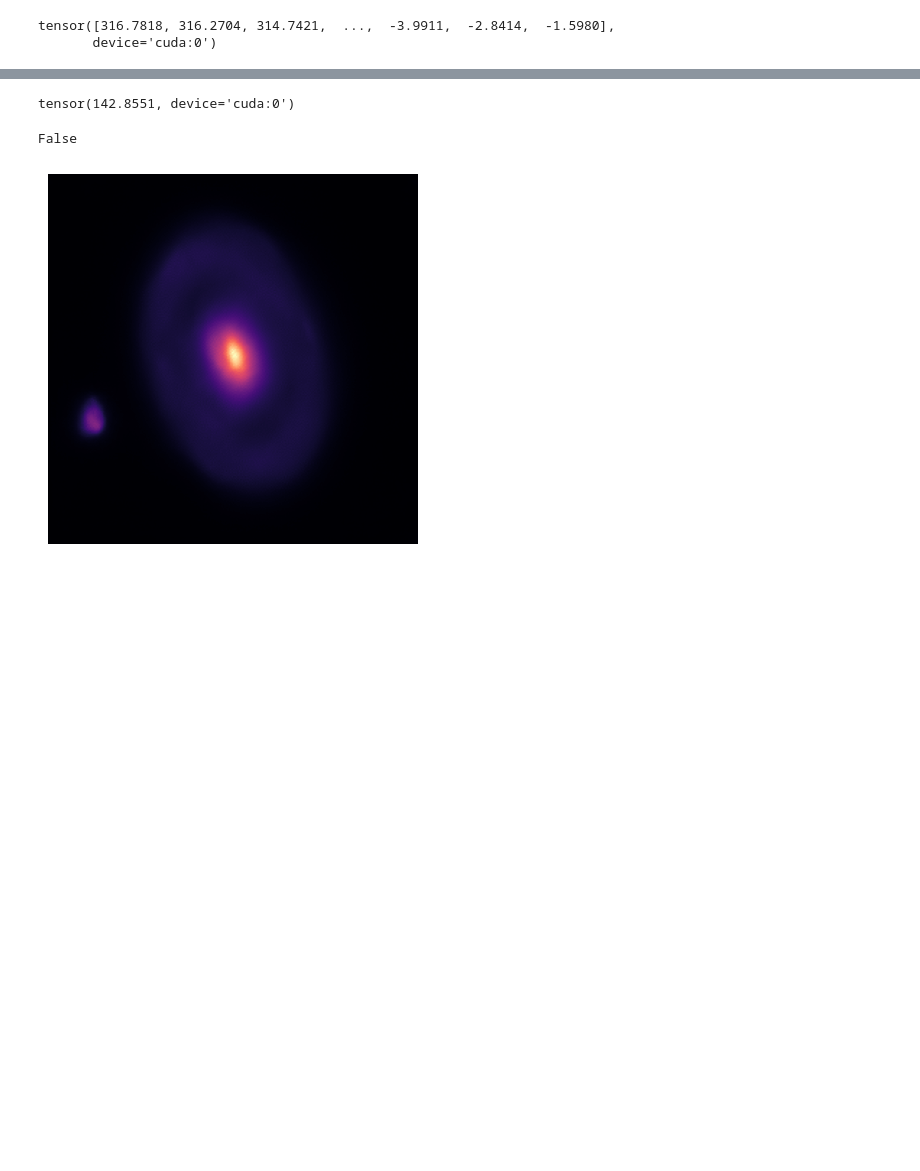
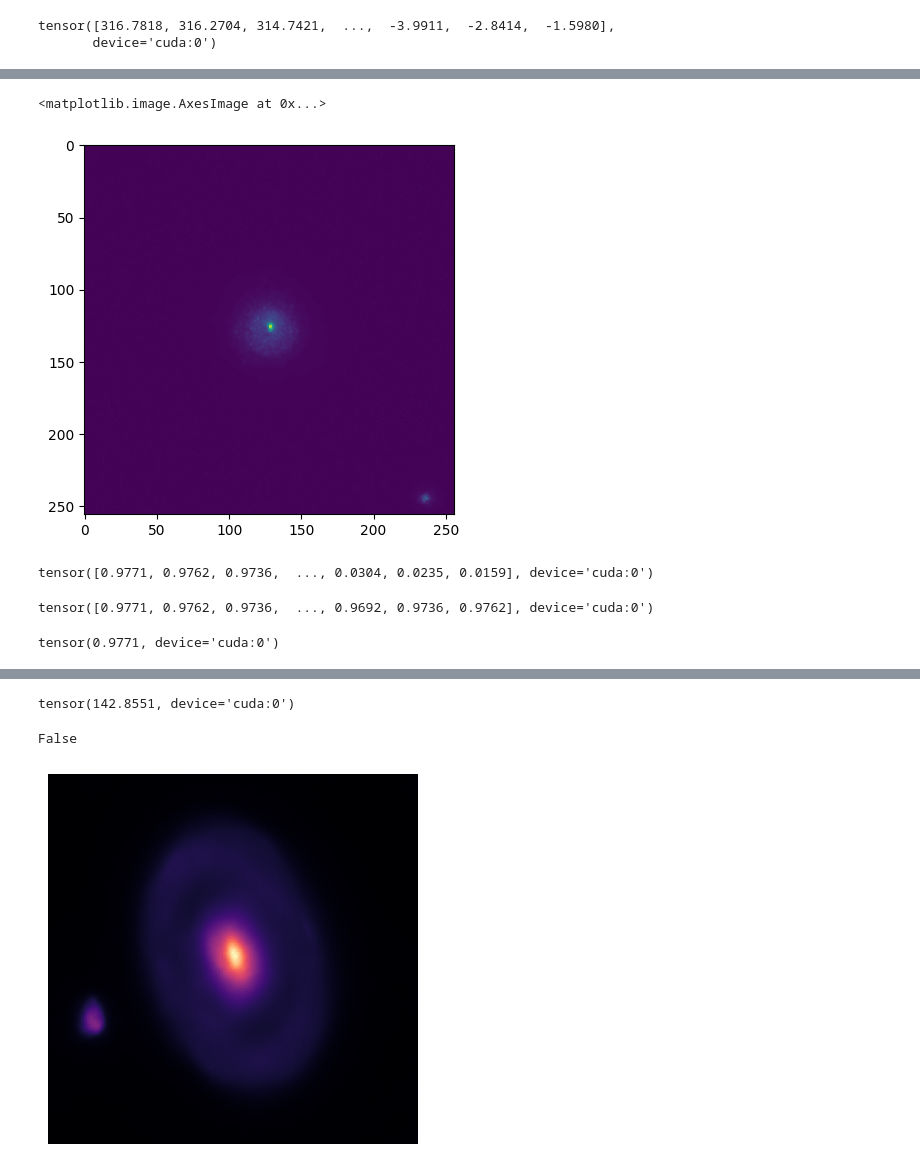
Before and after one commit to EnceladeCandy/bayesian-imaging-radio, a Jupyter notebook: trash_notebooks/inference_htlup.ipynb, the cells around one changed output, grey strips where cells are left out. Saved outputs shown, nothing was run; the diff lists cells and outputs as text; code cells hidden in the pictures; blank space fills up the shorter version.

```diff
--- a/trash_notebooks/inference_htlup.ipynb
+++ b/trash_notebooks/inference_htlup.ipynb
@@ -130,0 +215,5 @@ torch.Size([4096, 4096])
+# %%
+plt.imshow(sample.cpu().squeeze())
+# %% [output]
+<matplotlib.image.AxesImage at 0x...>
+[figure, added]
@@ -130,0 +293,13 @@ torch.Size([4096, 4096])
+# %%
+y_hat1
+# %% [output]
+tensor([0.9771, 0.9762, 0.9736,  ..., 0.0304, 0.0235, 0.0159], device='cuda:0')
+# %%
+torch.roll(y_hat2, shifts = shift)
+# %% [output]
+tensor([0.9771, 0.9762, 0.9736,  ..., 0.9692, 0.9736, 0.9762], device='cuda:0')
+# %%
+y_hat1.max()
+y_hat2.max()
+# %% [output]
+tensor(0.9771, device='cuda:0')
```
Also changed, not shown: parts of 18 cells of this notebook.
